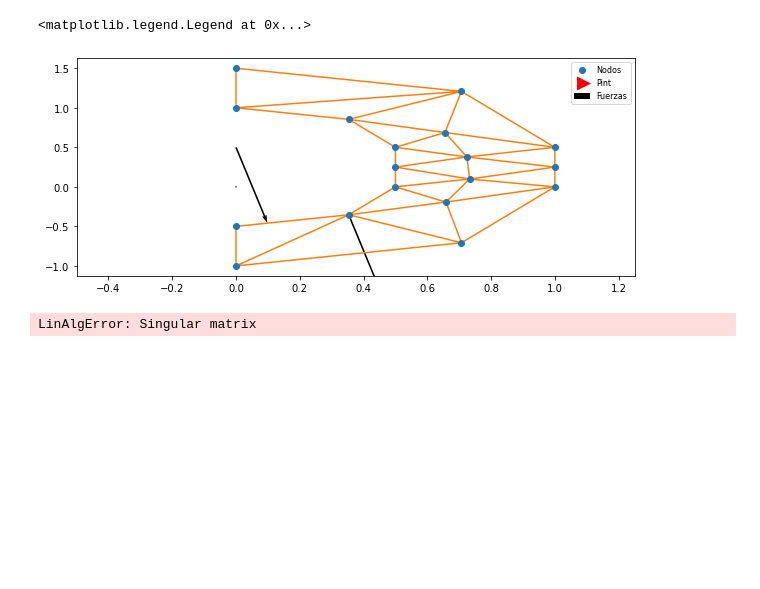
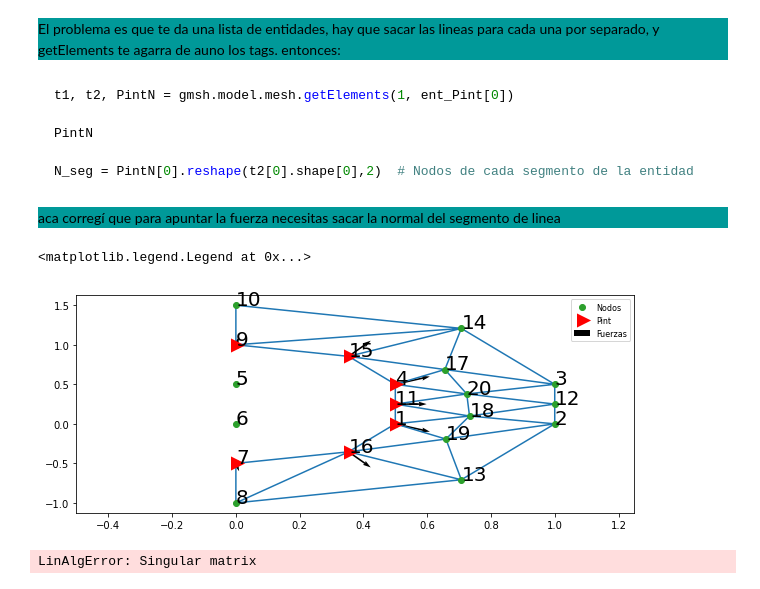
Before and after one commit to ivanwisnerdome/Modelizacion-2021-Ingenieria, a Jupyter notebook: Consultas/Karen/TrabajoFinal/AxisymmetricCerrado.ipynb, the cells around one changed output. Saved outputs shown, nothing was run; the diff lists cells and outputs as text; code cells hidden in the pictures; blank space fills up the shorter version.

Commit message:
consulta de karen con primeros comentarios

````diff
--- a/Consultas/Karen/TrabajoFinal/AxisymmetricCerrado.ipynb
+++ b/Consultas/Karen/TrabajoFinal/AxisymmetricCerrado.ipynb
@@ -112,3 +150,29 @@ N_seg = PintN[0].reshape(t2[0].shape[0],2)  # Nodos de cada segmento de la entid
+# %%
+ent_Pint = gmsh.model.getEntitiesForPhysicalGroup(1, Pint,)      # Entidad de elementos traccionados
+# %% [markdown]
+<div style="background-color: #009999">El problema es que te da una lista de entidades, hay que sacar las lineas para cada una por separado, y getElements te agarra de auno los tags. entonces:</div>
+# %%
+tags = []; types=[]; lines =[]
+for ent in ent_Pint:
+    aux1, aux2, aux3 = gmsh.model.mesh.getElements(1, ent)
+    types += aux1
+    tags += aux2
+    lines += aux3
+
+tags = np.hstack(tags)
+
+Lpint = np.hstack(lines).reshape(tags.shape[0],2)
+# %% [markdown]
+``` python
+t1, t2, PintN = gmsh.model.mesh.getElements(1, ent_Pint[0])
+
+PintN
+
+N_seg = PintN[0].reshape(t2[0].shape[0],2)  # Nodos de cada segmento de la entidad
+```
+# %% [markdown]
+<div style="background-color:#009999">aca corregí que para apuntar la fuerza necesitas sacar la normal del segmento de linea
+</div>
 # %%
 F = np.zeros((2*N, 1))
 
@@ -139,35 +203,48 @@ Npr = Npint[0]-1
 # Tubo cerrado:
 
 # A cada nodo le sumo la componente de la fuerza en r y z (o sea en nodo*2 y nodo*2+1)
-for i, n in enumerate(N_seg):
-    n1=MN[n[0]]
-    n2=MN[n[1]]
+for i, n in enumerate(Lpint):#MDF__COMENT N_seg):
+    n1=MN[int(n[0]-1)]
+    n2=MN[int(n[1]-1)]
     L = np.sqrt((n1[1]-n2[1])**2 + (n1[0]-n2[0])**2)
-    F[int(n[0]*2)]+=p*np.pi*n1[0]*(n1[0]-n2[0])                      # r   uso que (r2-r1)/L = cos(angulo entre p y pr)
-    F[int(n[0]*2+1)]+=p*np.pi*n1[0]*(n1[1]-n2[1])                      # z   uso que (z2-z1)/L = sen(angulo entre p y pr)ç
-    F[int(n[1]*2)]+=p*np.pi*n1[0]*(n1[0]-n2[0])                      # r   uso que (r2-r1)/L = cos(angulo entre p y pr)
-    F[int(n[1]*2+1)]+=p*np.pi*n1[0]*(n1[1]-n2[1])                      # z   uso que (z2-z1)/L = sen(angulo entre p y pr)
+    dR = (n1 + n2)[0]/2
+    dphi = np.arctan2((n2-n1)[1],(n2-n1)[0]) +np.pi/2
+    normalx = np.cos(dphi)
+    normaly = np.sin(dphi)
+    df = p*np.pi * dR *L /2
+    F[int(2*(n[0]-1))] += df * normalx
+    F[int(2*(n[0]-1)+1)] += df * normaly
+    F[int(2*(n[1]-1))] += df * normalx
+    F[int(2*(n[1]-1)+1)] += df * normaly
+#    F[int((n[0]-1)*2)]+=p*np.pi*n1[0]*(n1[0]-n2[0])                      # r   uso que (r2-r1)/L = cos(angulo entre p y pr)
+#    F[int((n[0]-1)*2+1)]+=-p*np.pi*n1[0]*(n1[1]-n2[1])                      # z   uso que (z2-z1)/L = sen(angulo entre p y pr)ç
+#    F[int((n[1]-1)*2)]+=p*np.pi*n1[0]*(n1[0]-n2[0])                      # r   uso que (r2-r1)/L = cos(angulo entre p y pr)
+#    F[int((n[1]-1)*2+1)]+=-p*np.pi*n1[0]*(n1[1]-n2[1])                      # z   uso que (z2-z1)/L = sen(angulo entre p y pr)
 
 Fu = F[::2]; Fw = F[1::2]
 # %%
 import matplotlib.pyplot as plt
 plt.rc('figure', figsize=(10,4))
 plt.rc('axes', labelsize=10 )
 plt.rc('xtick', labelsize=10 )
 plt.rc('ytick', labelsize=10 )
 plt.rc('legend', fontsize=8)
 plt.xlim([-Dint, Dint+Es+ Es/2])
-plt.plot(MN[NTri[0]-1, 0], MN[NTri[0]-1,1], 'o', label='Nodos')
-plt.triplot(MN[NTri[0]-1,0], MN[NTri[0]-1,1], MC-1)
+#plt.plot(MN[NTri[0]-1, 0], MN[NTri[0]-1,1], 'o', label='Nodos')
+plt.triplot(MN[:, 0], MN[:,1], MC-MC.min())
+plt.plot(MN[:, 0], MN[:,1], 'o', label='Nodos')
+#plt.triplot(MN[NTri[0]-1,0], MN[NTri[0]-1,1], MC-1)
 # plt.triplot(NT0, NT1, MCc-1)
 plt.plot(MN[Npint[0]-1, 0], MN[Npint[0]-1, 1,],"r>", markeredgewidth=5, label='Pint' )
 plt.quiver(MN[:,0], MN[:,1], Fu, Fw, units='x',scale=4, width=0.005, label="Fuerzas")
 # plt.quiver(MN[Long_trac[::2].reshape(len(Long_trac)+1,1)-1, 0], MN[Long_trac[::2].reshape(len(Long_trac)+1,1)-1, 1],  Fx[Long_trac[::2].reshape(len(Long_trac)+1,1)[:,0]-1], Fy[Long_trac[::2].reshape(len(Long_trac)+1,1)[:,0]-1],scale=800, units="x", width=0.05, label='Tracción')
+for tag in nodos[0]:
+    plt.annotate(tag, (MN[int(tag-1),0], MN[int(tag-1),1]), fontsize=20)
 
 plt.legend()
 # %% [output]
 <matplotlib.legend.Legend at 0x...>
-[figure, old version]
+[figure, new version]
 # %%
 el = len(MC)      # cantidad de elementos
 K = np.zeros([N*GL, N*GL])
````
Also changed, not shown: parts of 14 cells of this notebook.
